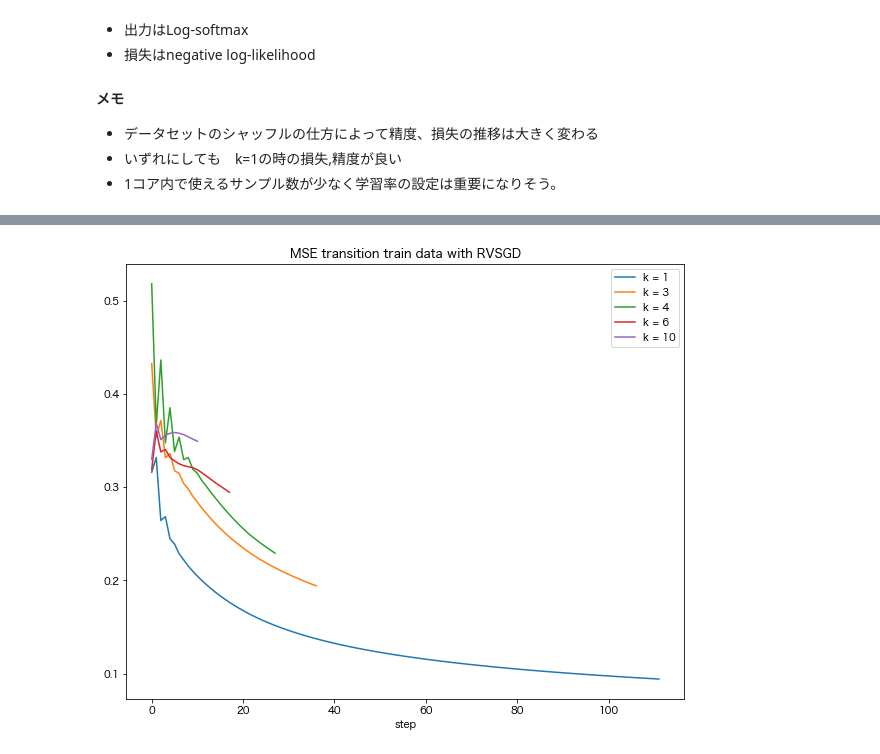
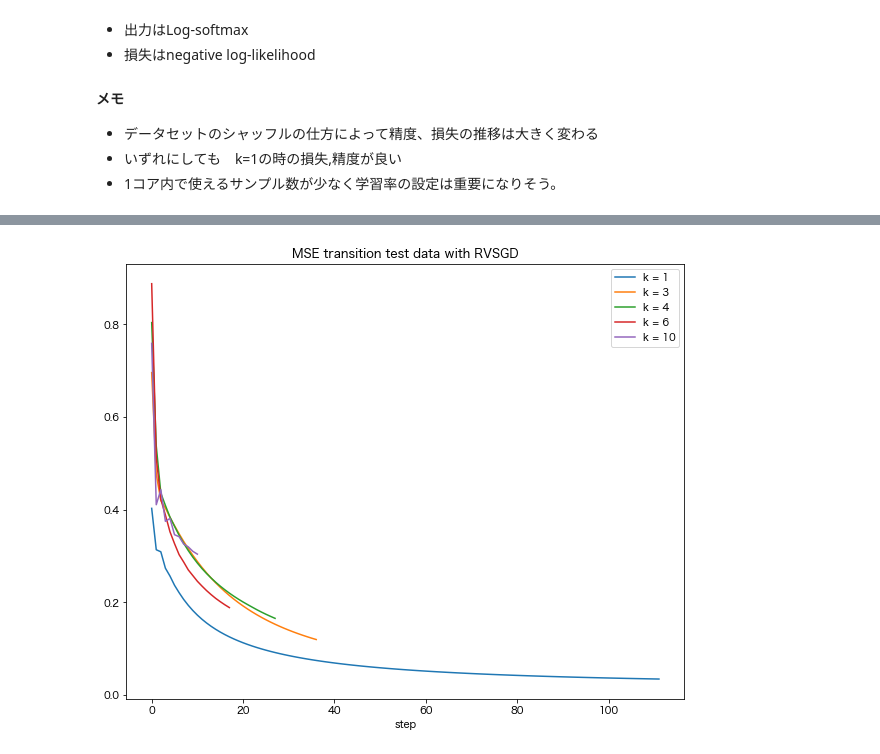
Before and after one commit to NaokiNakamichi/ML, a Jupyter notebook: GD/exp/real_data_exp/classification/Iris.ipynb, the cells around one changed output, grey strips where cells are left out. Saved outputs shown, nothing was run; the diff lists cells and outputs as text; code cells hidden in the pictures.

```diff
--- a/GD/exp/real_data_exp/classification/Iris.ipynb
+++ b/GD/exp/real_data_exp/classification/Iris.ipynb
@@ -52,16 +53,16 @@ tensor([0, 1, 2, 0, 2, 0, 0, 0, 2, 1, 0, 0, 1, 2, 0, 2, 2, 2, 2, 1, 1, 2, 1, 0,
 # %%
 k_list = [1,3,4,6,10]
 tr_train_k = hoge.multiple_k_transition(k_list=k_list,train_x=data_train,train_y=label_train,transition_x=data_test,transition_y=label_test,model=model)
 fig = plt.figure(figsize=(10.0, 8.0))
 ax1 = fig.add_subplot(111)
-ax1.set_title("MSE transition train data with RVSGD")
+ax1.set_title("MSE transition test data with RVSGD")
 for i in tr_train_k:
     ax1.plot(i)
 ax1.set_xlabel("step")
 leg = ax1.legend(labels=[f'k = {k}' for k in k_list])
 plt.show()
 # %% [output]
-[figure, old version]
+[figure, new version]
 # %%
 
 accuracy_list = hoge.multiple_k_accuracy(k_list=k_list,train_x=data_train,train_y=label_train,transition_x=data_test,transition_y=label_test,model=model)
```
Also changed, not shown: parts of 5 cells of this notebook, 5 other files.
